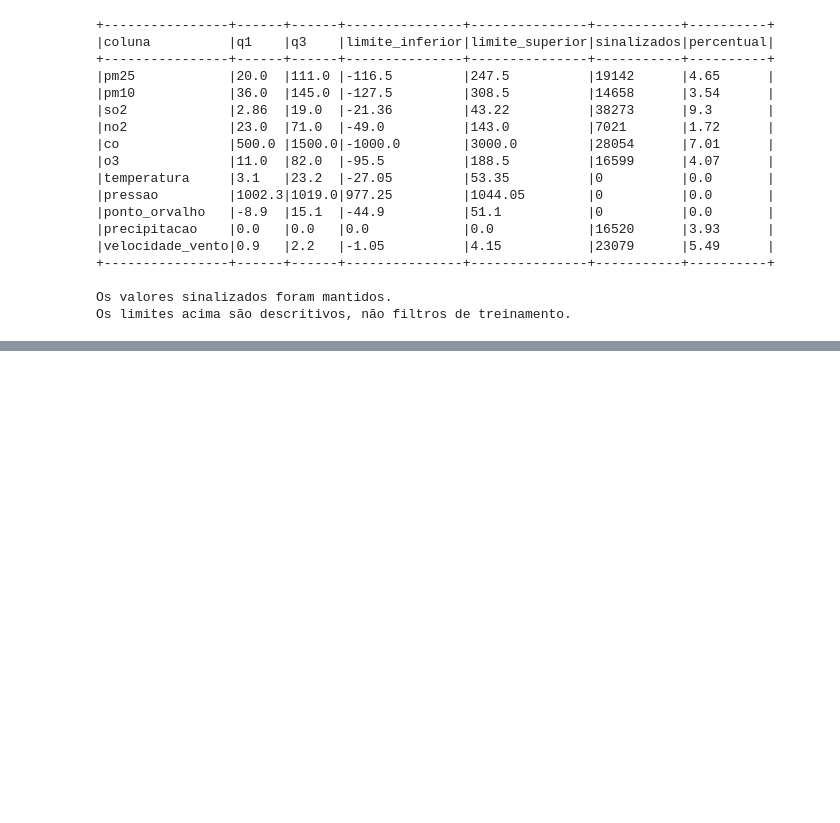
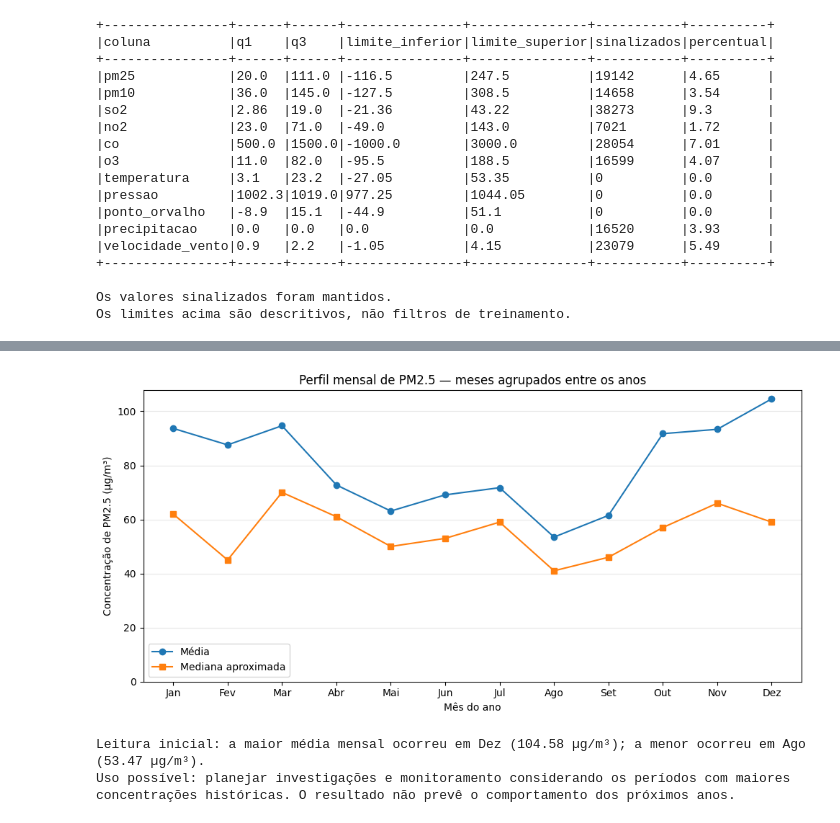
Before and after one commit to douglasarend/sistematizacao-ciencia-dados-ii, a Jupyter notebook: Sistematizacao_CD2.ipynb, the cells around one changed output, grey strips where cells are left out. Saved outputs shown, nothing was run; the diff lists cells and outputs as text; code cells hidden in the pictures; blank space fills up the shorter version.

```diff
--- a/Sistematizacao_CD2.ipynb
+++ b/Sistematizacao_CD2.ipynb
@@ -783,0 +1001,67 @@ Os limites acima são descritivos, não filtros de treinamento.
+# %%
+# PERGUNTA 2 — Perfil mensal histórico
+
+p2 = executar_consulta(
+    "p2_meses",
+    """
+    SELECT
+        mes,
+        COUNT(*) AS registros,
+        COUNT(pm25) AS pm25_observados,
+        ROUND(AVG(pm25), 2) AS pm25_medio,
+        ROUND(
+            PERCENTILE_APPROX(pm25, 0.5, 10000),
+            2
+        ) AS pm25_mediano
+    FROM qualidade_ar
+    GROUP BY mes
+    ORDER BY mes
+    """
+)
+
+nomes_meses = [
+    "Jan", "Fev", "Mar", "Abr", "Mai", "Jun",
+    "Jul", "Ago", "Set", "Out", "Nov", "Dez"
+]
+
+plt.figure(figsize=(10, 5))
+plt.plot(
+    p2["mes"],
+    p2["pm25_medio"],
+    marker="o",
+    label="Média"
+)
+plt.plot(
+    p2["mes"],
+    p2["pm25_mediano"],
+    marker="s",
+    label="Mediana aproximada"
+)
+
+plt.xticks(range(1, 13), nomes_meses)
+plt.ylim(bottom=0)
+plt.xlabel("Mês do ano")
+plt.ylabel("Concentração de PM2.5 (µg/m³)")
+plt.title("Perfil mensal de PM2.5 — meses agrupados entre os anos")
+plt.legend()
+plt.grid(axis="y", alpha=0.3)
+finalizar_grafico("p2_meses")
+
+maior = p2.loc[p2["pm25_medio"].idxmax()]
+menor = p2.loc[p2["pm25_medio"].idxmin()]
+
+print(
+    f"\nLeitura inicial: a maior média mensal ocorreu em "
+    f"{nomes_meses[int(maior['mes']) - 1]} "
+    f"({maior['pm25_medio']:.2f} µg/m³); "
+    f"a menor ocorreu em "
+    f"{nomes_meses[int(menor['mes']) - 1]} "
+    f"({menor['pm25_medio']:.2f} µg/m³)."
+)
+
+print(
+    "Uso possível: planejar investigações e monitoramento considerando "
+    "os períodos com maiores concentrações históricas. "
+    "O resultado não prevê o comportamento dos próximos anos."
+)
+# %% [output]
@@ -783,0 +1081,3 @@ Os limites acima são descritivos, não filtros de treinamento.
+[figure, added]
+Leitura inicial: a maior média mensal ocorreu em Dez (104.58 µg/m³); a menor ocorreu em Ago (53.47 µg/m³).
+Uso possível: planejar investigações e monitoramento considerando os períodos com maiores concentrações históricas. O resultado não prevê o comportamento dos próximos anos.
```
Also changed, not shown: parts of 9 cells of this notebook.
